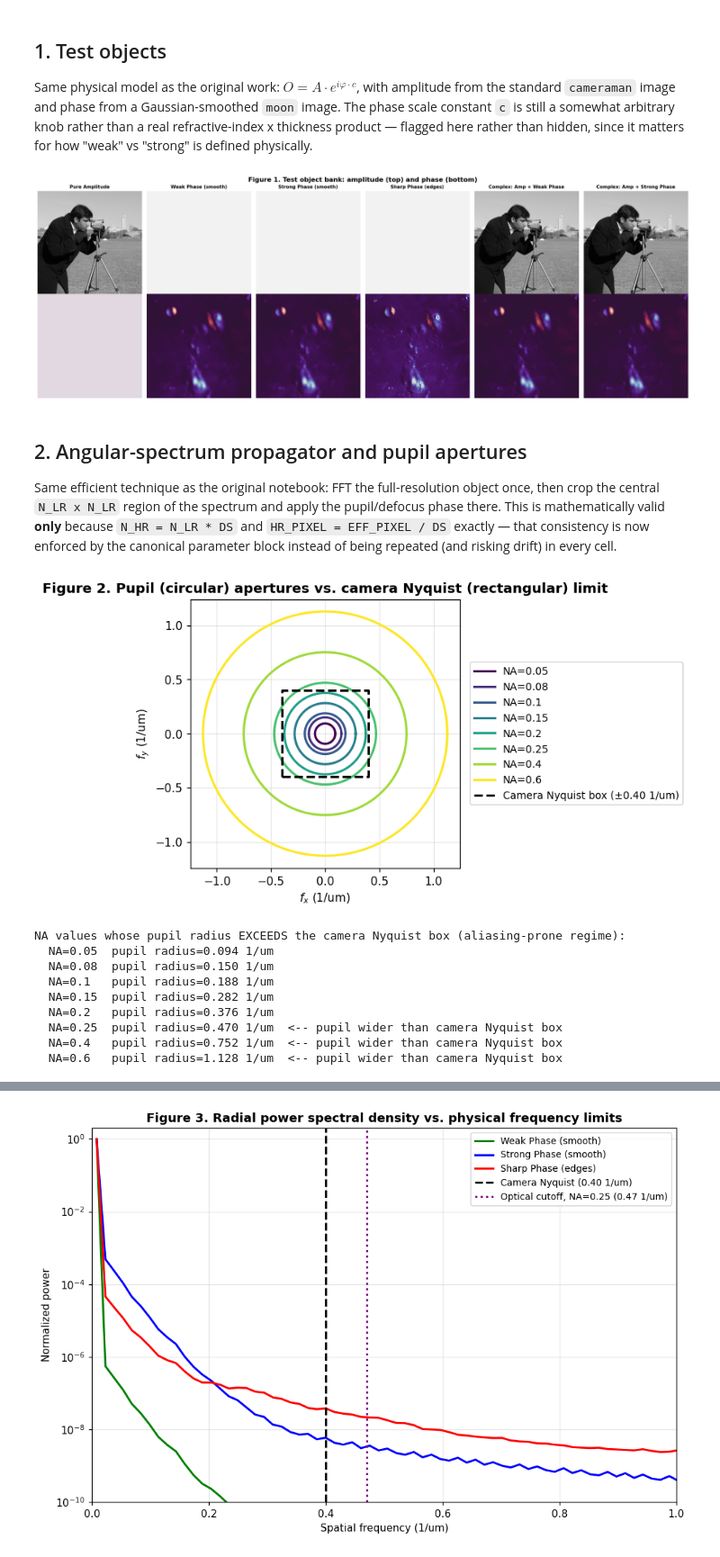
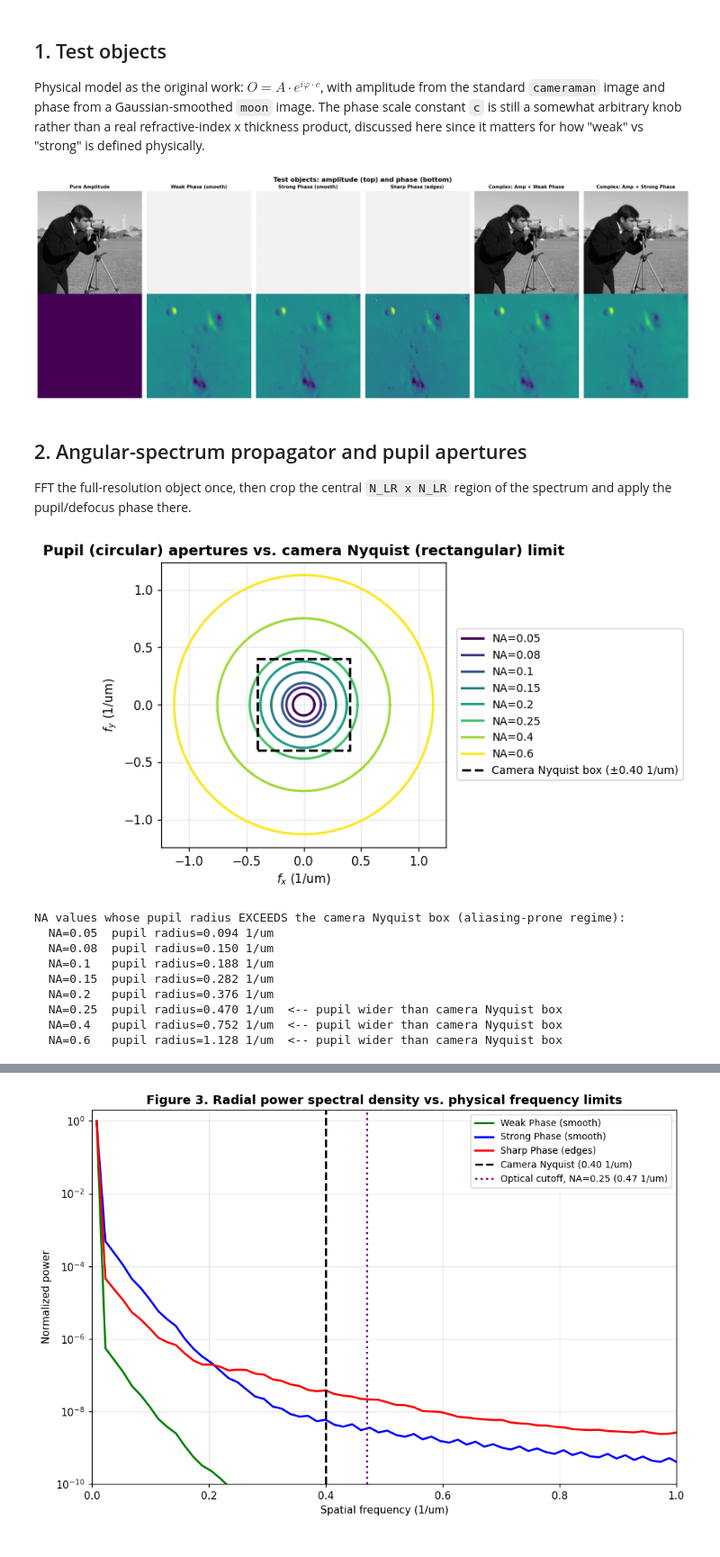
Before and after one commit to Gaurang8440/Fourier_Ptychography_Microscopy, a Jupyter notebook: Brenner framework/Reports/Primary work/FPM_Brenner_Consolidated_Analysis.ipynb, the cells around one changed output, grey strips where cells are left out. Shown at 90% size. Drawn from its saved outputs; the diff is of its cells as text; code cells hidden in the pictures.

```diff
--- a/Brenner framework/Reports/Primary work/FPM_Brenner_Consolidated_Analysis.ipynb
+++ b/Brenner framework/Reports/Primary work/FPM_Brenner_Consolidated_Analysis.ipynb
@@ -52,10 +48,10 @@ Canonical parameters
 # %% [markdown]
 ## 1. Test objects
 
-Same physical model as the original work: $O = A \cdot e^{i \varphi \cdot c}$, with amplitude
+Physical model as the original work: $O = A \cdot e^{i \varphi \cdot c}$, with amplitude
 from the standard `cameraman` image and phase from a Gaussian-smoothed `moon` image. The phase
 scale constant `c` is still a somewhat arbitrary knob rather than a real refractive-index x
-thickness product — flagged here rather than hidden, since it matters for how "weak" vs "strong"
+thickness product, discussed here since it matters for how "weak" vs "strong"
 is defined physically.
 # %%
 def make_objects(N):
@@ -65,7 +61,7 @@ def make_objects(N):
     img_phase_raw = transform.resize(data.moon(), (N, N), anti_aliasing=True)
     img_phase_smooth = gaussian_filter(img_phase_raw, sigma=4)
     img_phase_smooth = img_phase_smooth / np.max(img_phase_smooth)
-    img_phase_sharp = img_phase_raw / np.max(img_phase_raw)
+    .
 
     objects = {
         "Pure Amplitude":            img_amp * np.exp(1j * np.zeros_like(img_amp)),
@@ -86,24 +82,21 @@ for i, (name, obj) in enumerate(objects_hr.items()):
     axes[0, i].imshow(np.abs(obj), cmap='gray', vmin=0, vmax=1.05)
     axes[0, i].set_title(name, fontsize=10, fontweight='bold')
     axes[0, i].axis('off')
-    im = axes[1, i].imshow(np.angle(obj), cmap='twilight')
+    im = axes[1, i].imshow(np.angle(obj), cmap='viridis')#viridis, jet, gray, twilight
     axes[1, i].axis('off')
 axes[0, 0].set_ylabel("Amplitude", fontsize=11)
 axes[1, 0].set_ylabel("Phase", fontsize=11)
-fig.suptitle("Figure 1. Test object bank: amplitude (top) and phase (bottom)", fontsize=14, fontweight='bold')
+fig.suptitle("Test objects: amplitude (top) and phase (bottom)", fontsize=14, fontweight='bold')
 plt.tight_layout()
-plt.savefig("figs/fig1_test_objects.png", dpi=150, bbox_inches='tight')
+plt.savefig("figs/fig_test_objects.png", dpi=150, bbox_inches='tight')
 plt.show()
 # %% [output]
-[figure, old version]
+[figure, new version]
 # %% [markdown]
 ## 2. Angular-spectrum propagator and pupil apertures
 
-Same efficient technique as the original notebook: FFT the full-resolution object once, then crop
-the central `N_LR x N_LR` region of the spectrum and apply the pupil/defocus phase there. This is
-mathematically valid **only** because `N_HR = N_LR * DS` and `HR_PIXEL = EFF_PIXEL / DS` exactly —
-that consistency is now enforced by the canonical parameter block instead of being repeated
-(and risking drift) in every cell.
+FFT the full-resolution object once, then crop
+the central `N_LR x N_LR` region of the spectrum and apply the pupil/defocus phase there.
 # %%
 fx_lr = np.fft.fftshift(np.fft.fftfreq(N_LR, d=EFF_PIXEL_UM))
 fy_lr = np.fft.fftshift(np.fft.fftfreq(N_LR, d=EFF_PIXEL_UM))
@@ -130,37 +123,37 @@ def propagate_stack(obj, NA, z_array_um):
     stack = np.empty((len(z_array_um), N_LR, N_LR))
     for i, z in enumerate(z_array_um):
         pupil_z = pupil * np.exp(1j * z * kz)
         E_fourier = O_crop * pupil_z
         E_spatial = np.fft.fftshift(np.fft.ifft2(np.fft.ifftshift(E_fourier)))
         stack[i] = np.abs(E_spatial) ** 2
     return stack
 
-# Visualize the pupil footprints against the fixed camera-Nyquist (rectangular) box (Figure 6 analogue)
+# Visualize the pupil footprints against the fixed camera-Nyquist (rectangular) box
 fig, ax = plt.subplots(1, 1, figsize=(7, 7))
 pupil_colors = plt.cm.viridis(np.linspace(0, 1, len(NA_LIST)))
 for NA, c in zip(NA_LIST, pupil_colors):
     theta = np.linspace(0, 2*np.pi, 200)
     r = NA / WAVELENGTH_UM
     ax.plot(r*np.cos(theta), r*np.sin(theta), color=c, label=f"NA={NA}", linewidth=2)
 box = CAMERA_NYQUIST
 ax.plot([-box, box, box, -box, -box], [-box, -box, box, box, -box], 'k--', linewidth=2,
         label=f"Camera Nyquist box (±{box:.2f} 1/um)")
 ax.set_xlabel("$f_x$ (1/um)"); ax.set_ylabel("$f_y$ (1/um)")
-ax.set_title("Figure 2. Pupil (circular) apertures vs. camera Nyquist (rectangular) limit", fontweight='bold')
+ax.set_title("Pupil (circular) apertures vs. camera Nyquist (rectangular) limit", fontweight='bold')
 ax.set_aspect('equal')
 ax.legend(loc='center left', bbox_to_anchor=(1.02, 0.5), fontsize=9)
 ax.grid(alpha=0.3)
 plt.tight_layout()
-plt.savefig("figs/fig2_pupil_vs_nyquist.png", dpi=150, bbox_inches='tight')
+plt.savefig("figs/fig_pupil_vs_nyquist.png", dpi=150, bbox_inches='tight')
 plt.show()
 
 print("NA values whose pupil radius EXCEEDS the camera Nyquist box (aliasing-prone regime):")
 for NA in NA_LIST:
     r = NA / WAVELENGTH_UM
     flag = "  <-- pupil wider than camera Nyquist box" if r > CAMERA_NYQUIST else ""
     print(f"  NA={NA:<5} pupil radius={r:.3f} 1/um{flag}")
 # %% [output]
-[figure, old version]
+[figure, new version]
 NA values whose pupil radius EXCEEDS the camera Nyquist box (aliasing-prone regime):
   NA=0.05  pupil radius=0.094 1/um
   NA=0.08  pupil radius=0.150 1/um
```
Also changed, not shown: parts of 15 cells of this notebook, 27 other files.
